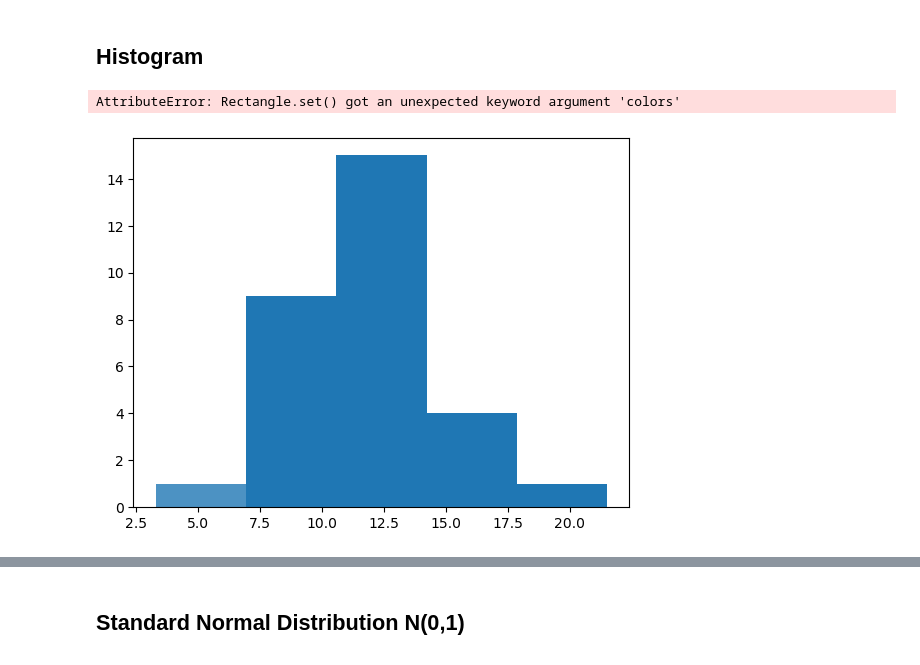
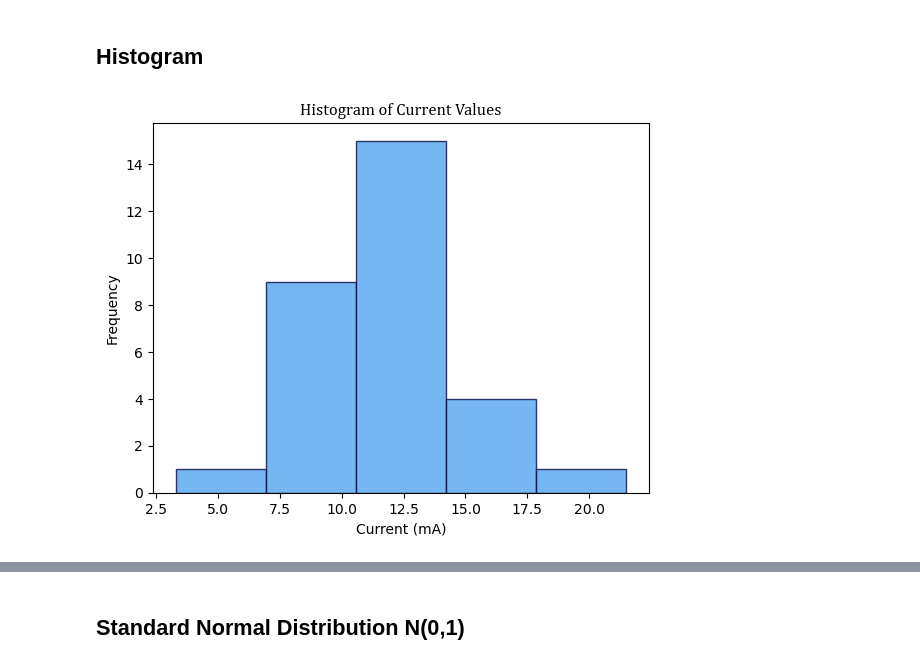
Before and after one commit to programmerrica143/GALAGATE_STATISTICS, a Jupyter notebook: lab-6-standard-normal-distribution.ipynb, the cells around one changed output, grey strips where cells are left out. Saved outputs shown, nothing was run; the diff lists cells and outputs as text; code cells hidden in the pictures.

Commit message:
Add lab 6 on standard normal distribution

```diff
--- a/lab-6-standard-normal-distribution.ipynb
+++ b/lab-6-standard-normal-distribution.ipynb
@@ -150,21 +150,18 @@ Name: Z-score, dtype: float64
 # %% [markdown]
 ## Histogram
 # %%
-plt.hist(df['Current'], bins = 5,
-            alpha = 0.8,
-            colors = 'light blue',
-            edgecolor = 'Black')
+# histogram plot
+plt.hist(df['Current'], bins=5,
+        alpha=0.8,
+        color="#54A4F0",
+        edgecolor="#050B41")
 
 plt.title('Histogram of Current Values',
-          font = 'Palatino Linotype',
-          fontsize = 12)
+            font = 'Cambria',
+            fontsize = 12)
 
 plt.xlabel('Current (mA)')
 plt.ylabel('Frequency')
-
-# Normal Distribution
-p = stats.norm.pdf()
 plt.show()
 # %% [output]
-AttributeError: Rectangle.set() got an unexpected keyword argument 'colors'
-[figure, old version]
+[figure, new version]
```
Also changed, not shown: parts of 4 cells of this notebook.
